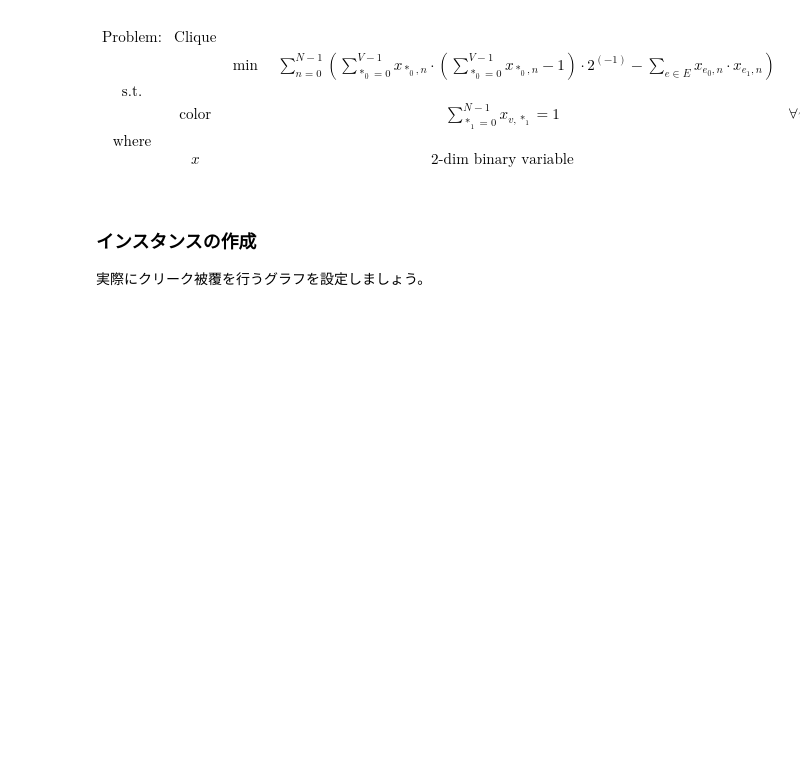
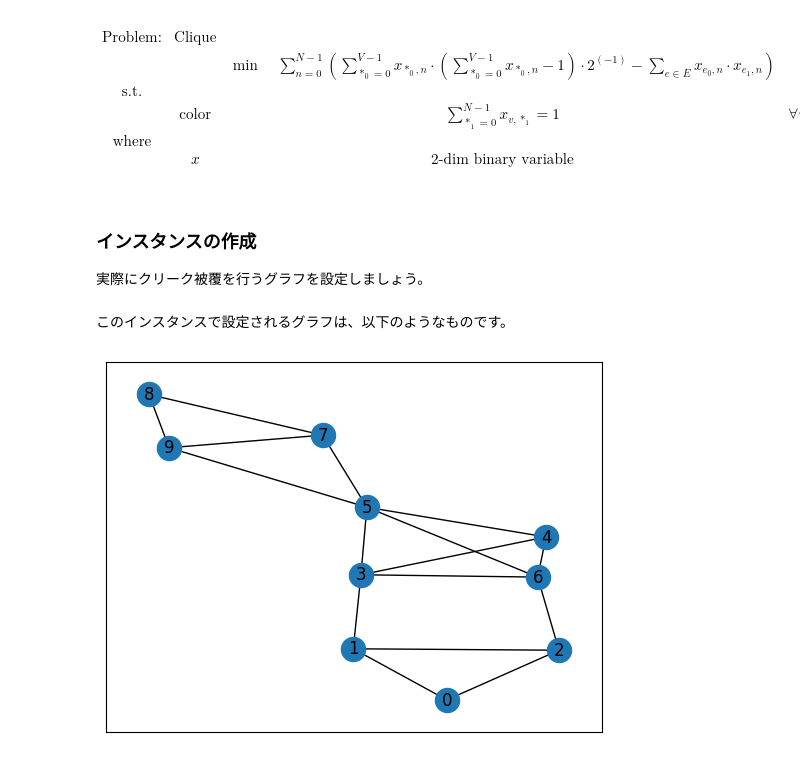
Before and after one commit to OpenJij/OpenJij, a Jupyter notebook: docs/tutorial/ja/optimization/clique_cover.ipynb, the cells around one changed output. Drawn from its saved outputs; the diff is of its cells as text; code cells hidden in the pictures; blank space fills up the shorter version.

```diff
--- a/docs/tutorial/ja/optimization/clique_cover.ipynb
+++ b/docs/tutorial/ja/optimization/clique_cover.ipynb
@@ -97,4 +97,13 @@ inst_G.add_edges_from(inst_E)
 inst_V = list(inst_G.nodes)
 num_V = len(inst_V)
 instance_data = {'N': inst_N, 'V': num_V, 'E': inst_E, 'G': inst_G}
+# %% [markdown]
+このインスタンスで設定されるグラフは、以下のようなものです。
+# %%
+import matplotlib.pyplot as plt
+
+nx.draw_networkx(inst_G, with_labels=True)
+plt.show()
+# %% [output]
+[figure, added]
 # %% [markdown]
```
Also changed, not shown: parts of 11 cells of this notebook, 3 other files.
